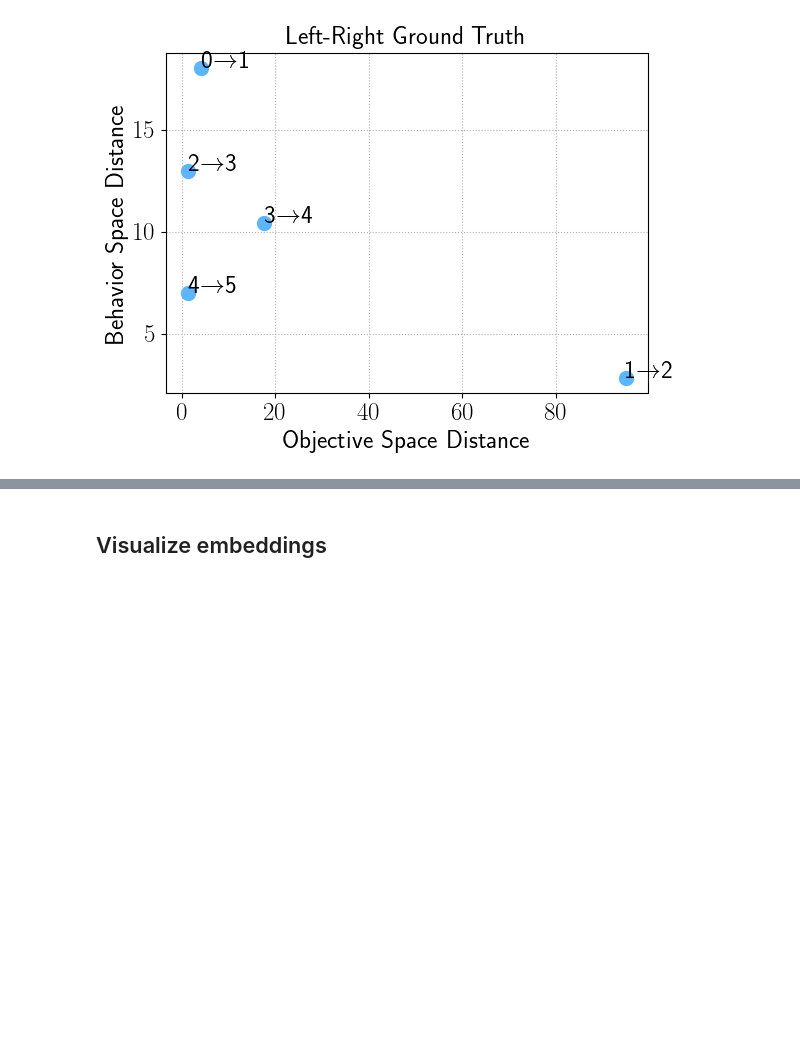
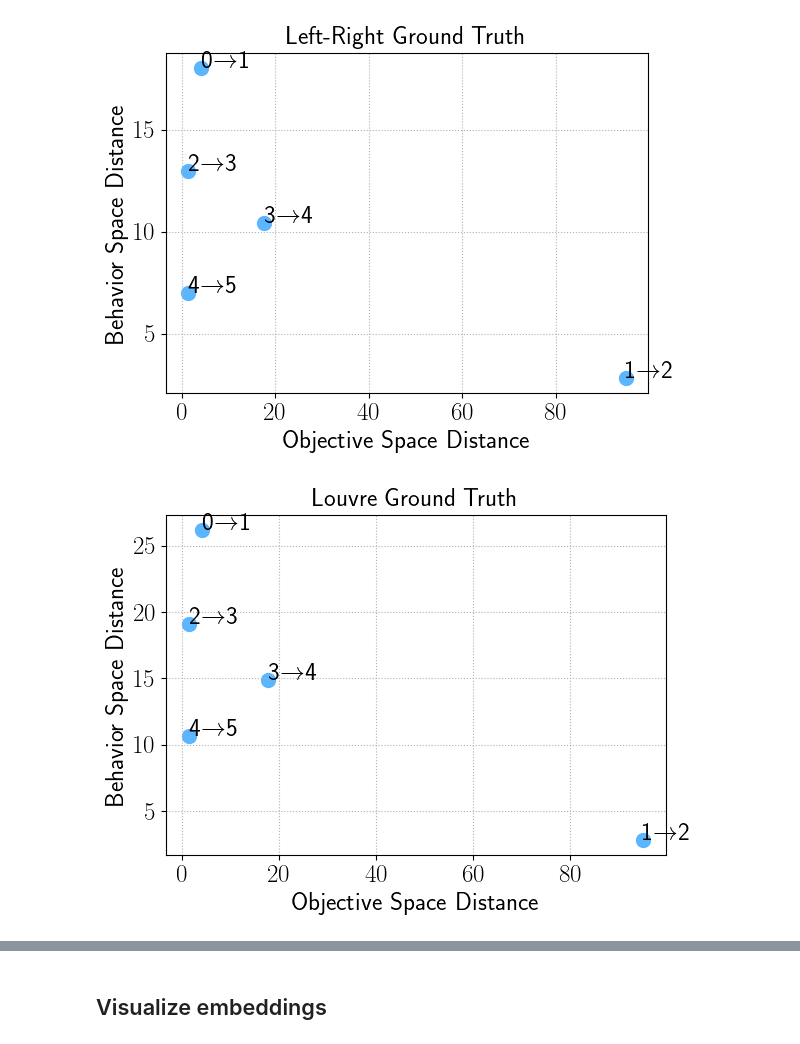
Before and after one commit to ffelten/Behavior-vs-Objective-Space, a Jupyter notebook: morl_behavior_objective/analysis/analysis_dst.ipynb, the cells around one changed output, grey strips where cells are left out. Cells and saved outputs as stored; diff of their text form; code cells hidden in the pictures; blank space fills up the shorter version.

```diff
--- a/morl_behavior_objective/analysis/analysis_dst.ipynb
+++ b/morl_behavior_objective/analysis/analysis_dst.ipynb
@@ -282,6 +346,24 @@ plt.savefig("scatterplots/left_right_ground_truth.pdf")
 plt.show()
 # %% [output]
 [figure]
+# %%
+# Plot ground truth scatter plots
+plt.scatter(d_objs_louvre_gt, d_embs_louvre_gt, c=colors[0], marker="o", s=100)
+plt.xlabel("Objective Space Distance")
+plt.ylabel("Behavior Space Distance")
+plt.title("Louvre Ground Truth")
+# add index as text labels
+for i, txt in enumerate(range(len(d_objs_louvre_gt))):
+    plt.annotate(f"{i}" + r"$\rightarrow$" + f"{i+1}", (d_objs_louvre_gt[i], d_embs_louvre_gt[i]))
+
+
+plt.grid(True, linestyle=":")
+plt.tight_layout()
+
+plt.savefig("scatterplots/louvre_ground_truth.pdf")
+plt.show()
+# %% [output]
+[figure, added]
 # %%
 def plot_scatter_distances(d_objs_lr_t, d_embs_lr_t, instance):
 
```
Also changed, not shown: parts of 8 cells of this notebook, 4 other files.
